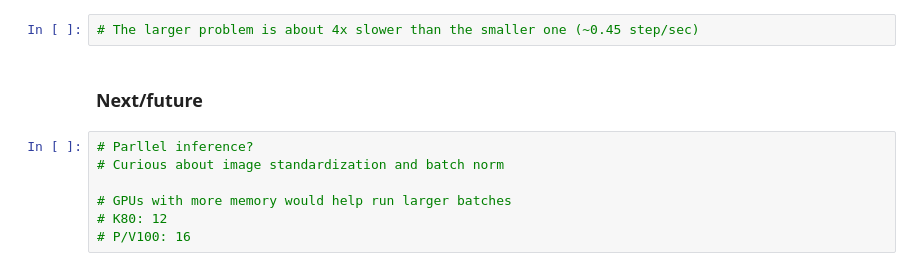
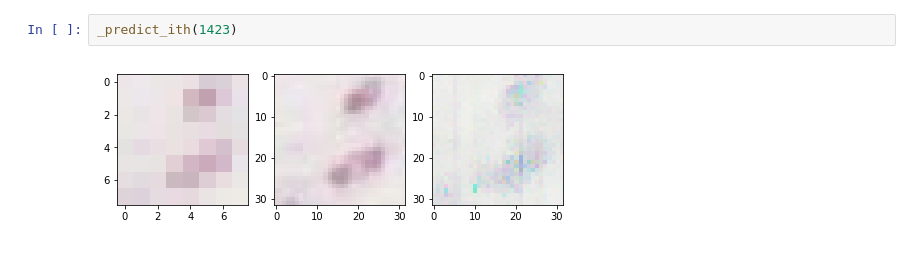
Before and after one commit to cwbeitel/tk, a Jupyter notebook: docs/demo.ipynb, the cells around one changed output. Drawn from its saved outputs; the diff is of its cells as text.

```diff
--- a/docs/demo.ipynb
+++ b/docs/demo.ipynb
@@ -828,11 +477,4 @@ job.run()
-# %%
-# The larger problem is about 4x slower than the smaller one (~0.45 step/sec)
-# %% [markdown]
-### Next/future
-# %%
-# Parllel inference?
-# Curious about image standardization and batch norm
-
-# GPUs with more memory would help run larger batches
-# K80: 12
-# P/V100: 16
+# %%
+_predict_ith(1423)
+# %% [output]
+[figure, added]
```
Also changed, not shown: parts of 143 cells of this notebook, 7 other files.
